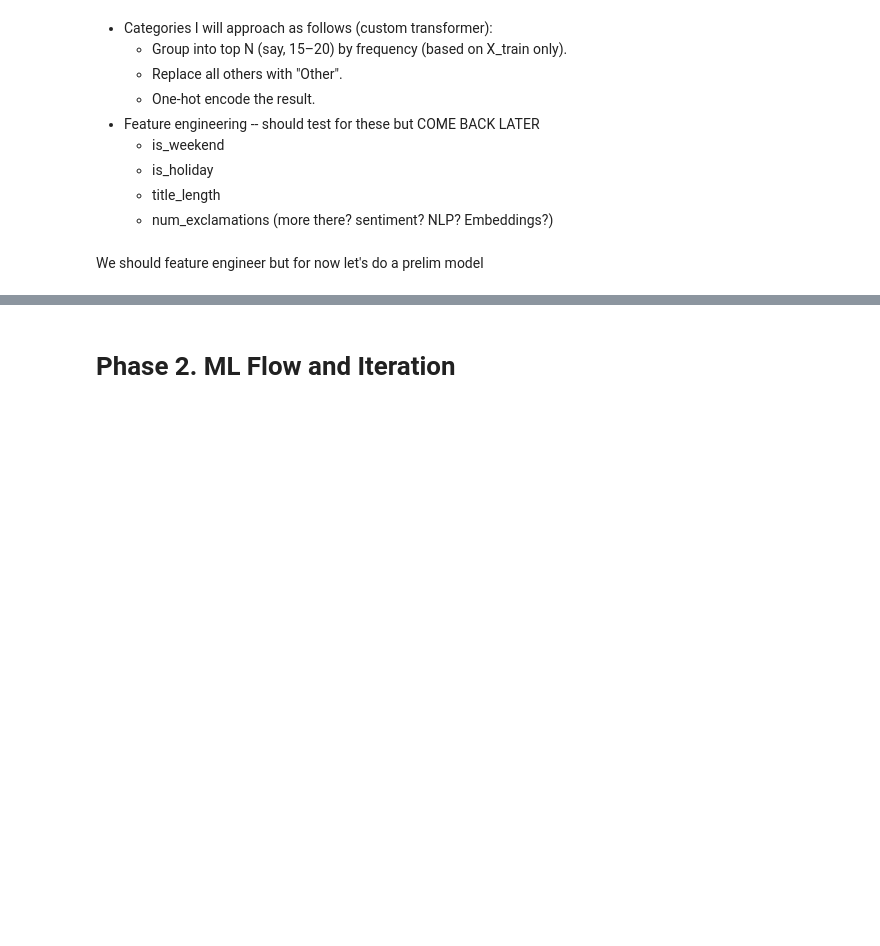
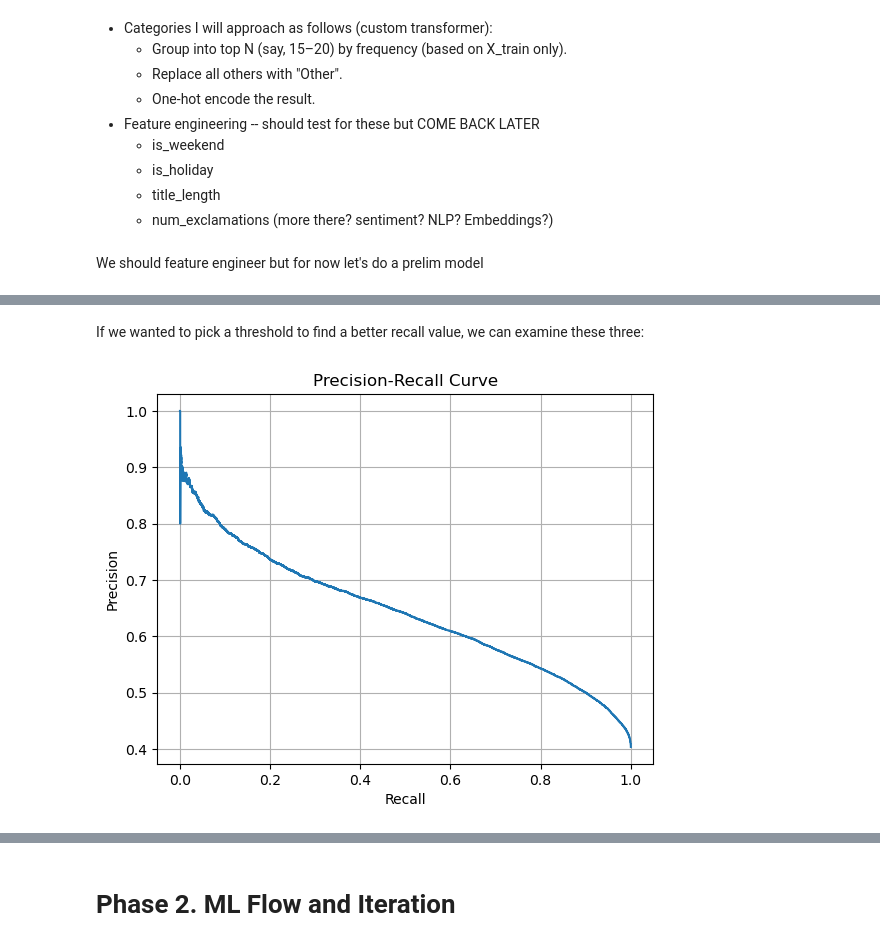
Before and after one commit to tomcarpenter/ml-workflow-tutorials, a Jupyter notebook: kickstarter/01-kickstarter-xgboost-workflow-example.ipynb, the cells around one changed output, grey strips where cells are left out. Saved outputs shown, nothing was run; the diff lists cells and outputs as text; code cells hidden in the pictures; blank space fills up the shorter version.

```diff
--- a/kickstarter/01-kickstarter-xgboost-workflow-example.ipynb
+++ b/kickstarter/01-kickstarter-xgboost-workflow-example.ipynb
@@ -1783,0 +1877,12 @@ AUC:       0.743
+# %% [markdown]
+If we wanted to pick a threshold to find a better recall value, we can examine these three:
+# %%
+precision, recall, thresholds = precision_recall_curve(y_test, y_proba)
+plt.plot(recall, precision) #BACKWARDS ORDER
+plt.xlabel("Recall")
+plt.ylabel("Precision")
+plt.title("Precision-Recall Curve")
+plt.grid(True)
+plt.show()
+# %% [output]
+[figure, added]
```
Also changed, not shown: parts of 34 cells of this notebook.
